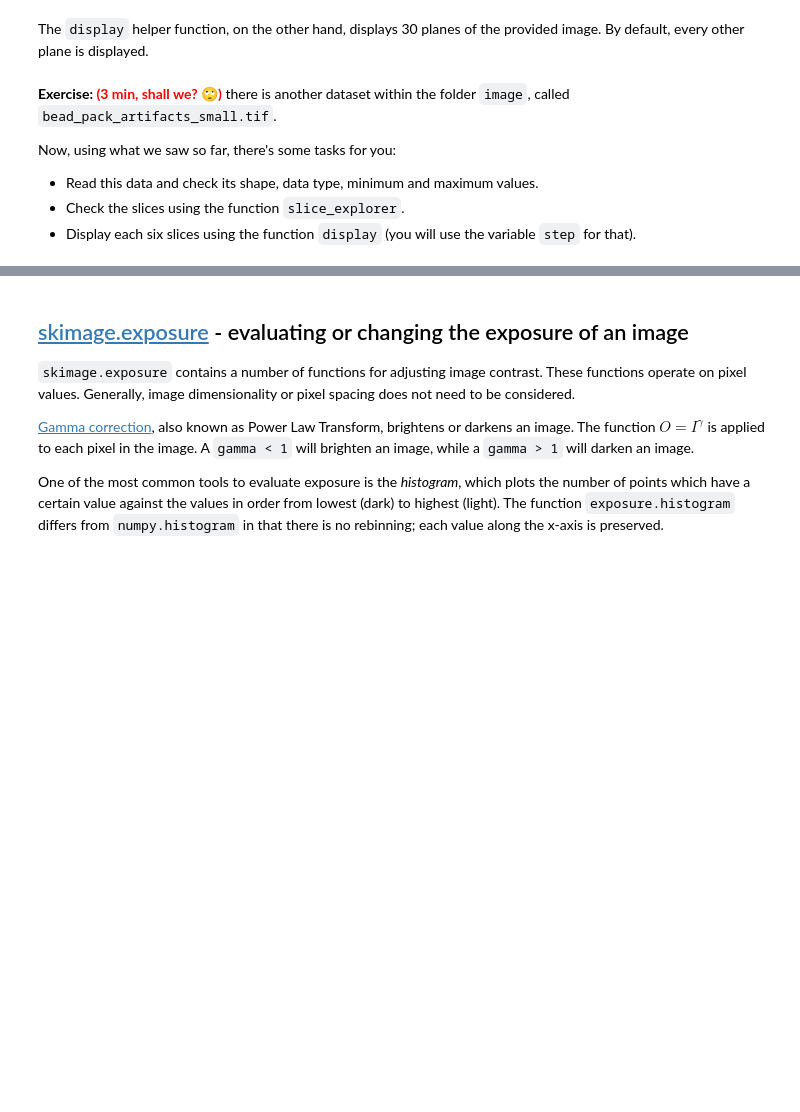
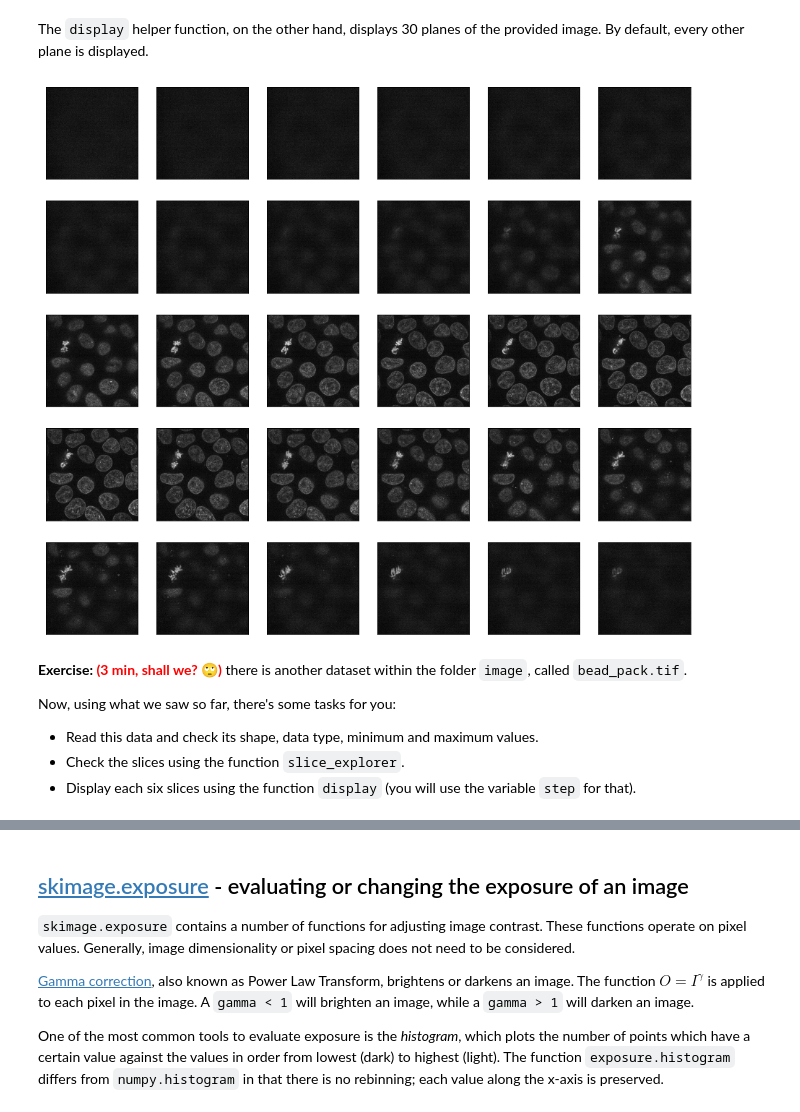
Before and after one commit to alexdesiqueira/tutorials, a Jupyter notebook: 2019/euroscipy2019/euroscipy2019_skimage.ipynb, the cells around one changed output, grey strips where cells are left out. Drawn from its saved outputs; the diff is of its cells as text; code cells hidden in the pictures; blank space fills up the shorter version.

```diff
--- a/2019/euroscipy2019/euroscipy2019_skimage.ipynb
+++ b/2019/euroscipy2019/euroscipy2019_skimage.ipynb
@@ -107,9 +129,11 @@ sc.slice_explorer(data)
 # %% [markdown]
 The `display` helper function, on the other hand, displays 30 planes of the provided image. By default, every other plane is displayed.
 # %%
-sc.display(data)
+sc.display(cells)
+# %% [output]
+[figure, added]
 # %% [markdown]
-__Exercise: <font color='red'>(3 min, shall we? 🙄)</font>__ there is another dataset within the folder `image`, called `bead_pack_artifacts_small.tif`.
+__Exercise: <font color='red'>(3 min, shall we? 🙄)</font>__ there is another dataset within the folder `image`, called `bead_pack.tif`.
 
 Now, using what we saw so far, there's some tasks for you:
   * Read this data and check its shape, data type, minimum and maximum values.
```
Also changed, not shown: parts of 70 cells of this notebook, 2 other files.
